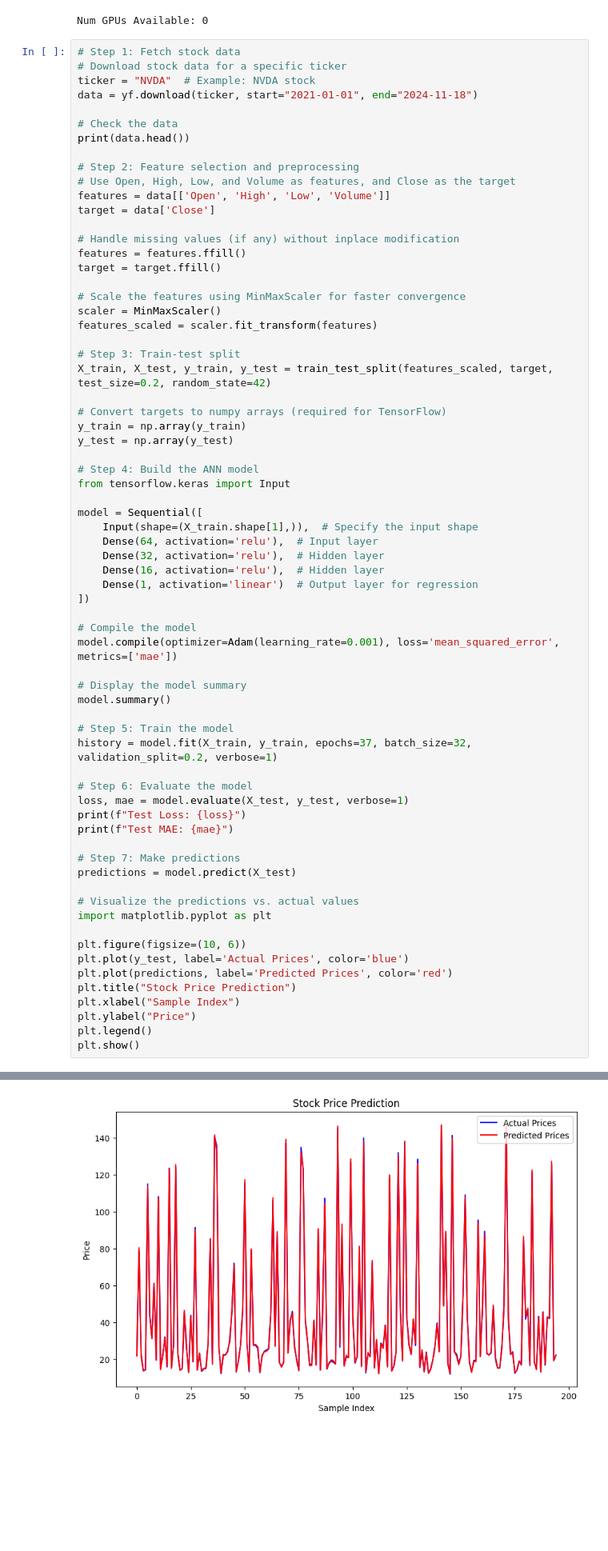
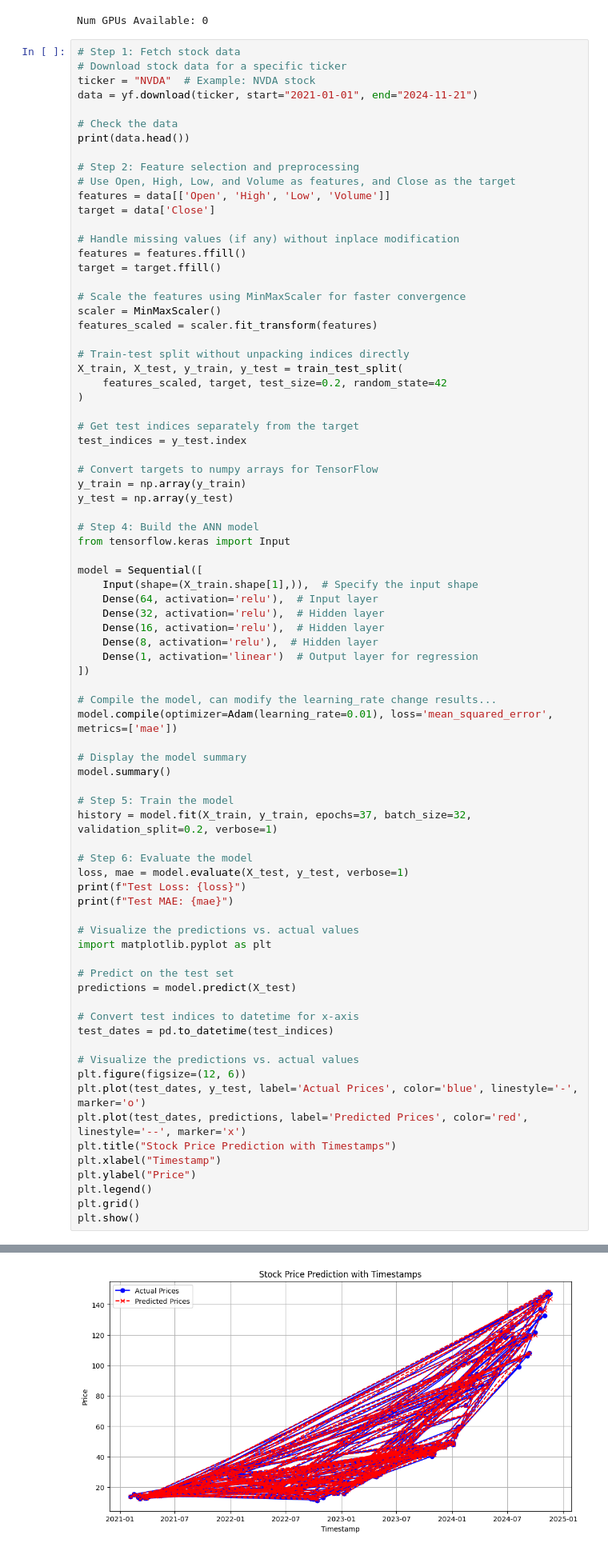
Before and after one commit to yuchild/magnimind_hw, a Jupyter notebook: ann_playground.ipynb, the cells around one changed output, grey strips where cells are left out. Shown: that part at 80% size. Drawn from its saved outputs; the diff is of its cells as text; blank space fills up the shorter version.

```diff
--- a/ann_playground.ipynb
+++ b/ann_playground.ipynb
@@ -33,7 +33,7 @@ Num GPUs Available: 0
 # Step 1: Fetch stock data
 # Download stock data for a specific ticker
 ticker = "NVDA"  # Example: NVDA stock
-data = yf.download(ticker, start="2021-01-01", end="2024-11-18")
+data = yf.download(ticker, start="2021-01-01", end="2024-11-21")
 
 # Check the data
 print(data.head())
@@ -51,10 +51,15 @@ target = target.ffill()
 scaler = MinMaxScaler()
 features_scaled = scaler.fit_transform(features)
 
-# Step 3: Train-test split
-X_train, X_test, y_train, y_test = train_test_split(features_scaled, target, test_size=0.2, random_state=42)
+# Train-test split without unpacking indices directly
+X_train, X_test, y_train, y_test = train_test_split(
+    features_scaled, target, test_size=0.2, random_state=42
+)
 
-# Convert targets to numpy arrays (required for TensorFlow)
+# Get test indices separately from the target
+test_indices = y_test.index
+
+# Convert targets to numpy arrays for TensorFlow
 y_train = np.array(y_train)
 y_test = np.array(y_test)
 
@@ -66,11 +71,12 @@ model = Sequential([
     Dense(64, activation='relu'),  # Input layer
     Dense(32, activation='relu'),  # Hidden layer
     Dense(16, activation='relu'),  # Hidden layer
+    Dense(8, activation='relu'),  # Hidden layer
     Dense(1, activation='linear')  # Output layer for regression
 ])
 
-# Compile the model
-model.compile(optimizer=Adam(learning_rate=0.001), loss='mean_squared_error', metrics=['mae'])
+# Compile the model, can modify the learning_rate change results...
+model.compile(optimizer=Adam(learning_rate=0.01), loss='mean_squared_error', metrics=['mae'])
 
 # Display the model summary
 model.summary()
@@ -83,19 +89,24 @@ loss, mae = model.evaluate(X_test, y_test, verbose=1)
 print(f"Test Loss: {loss}")
 print(f"Test MAE: {mae}")
 
-# Step 7: Make predictions
-predictions = model.predict(X_test)
-
 # Visualize the predictions vs. actual values
 import matplotlib.pyplot as plt
 
-plt.figure(figsize=(10, 6))
-plt.plot(y_test, label='Actual Prices', color='blue')
-plt.plot(predictions, label='Predicted Prices', color='red')
-plt.title("Stock Price Prediction")
-plt.xlabel("Sample Index")
+# Predict on the test set
+predictions = model.predict(X_test)
+
+# Convert test indices to datetime for x-axis
+test_dates = pd.to_datetime(test_indices)
+
+# Visualize the predictions vs. actual values
+plt.figure(figsize=(12, 6))
+plt.plot(test_dates, y_test, label='Actual Prices', color='blue', linestyle='-', marker='o')
+plt.plot(test_dates, predictions, label='Predicted Prices', color='red', linestyle='--', marker='x')
+plt.title("Stock Price Prediction with Timestamps")
+plt.xlabel("Timestamp")
 plt.ylabel("Price")
 plt.legend()
+plt.grid()
 plt.show()
 # %% [output]
 [*********************100%***********************]  1 of 1 completed
@@ -151 +162 @@ Test MAE: 0.6018149256706238
-[figure, old version]
+[figure, new version]
```
Also changed, not shown: parts of 1 cell of this notebook, 1 other file.
